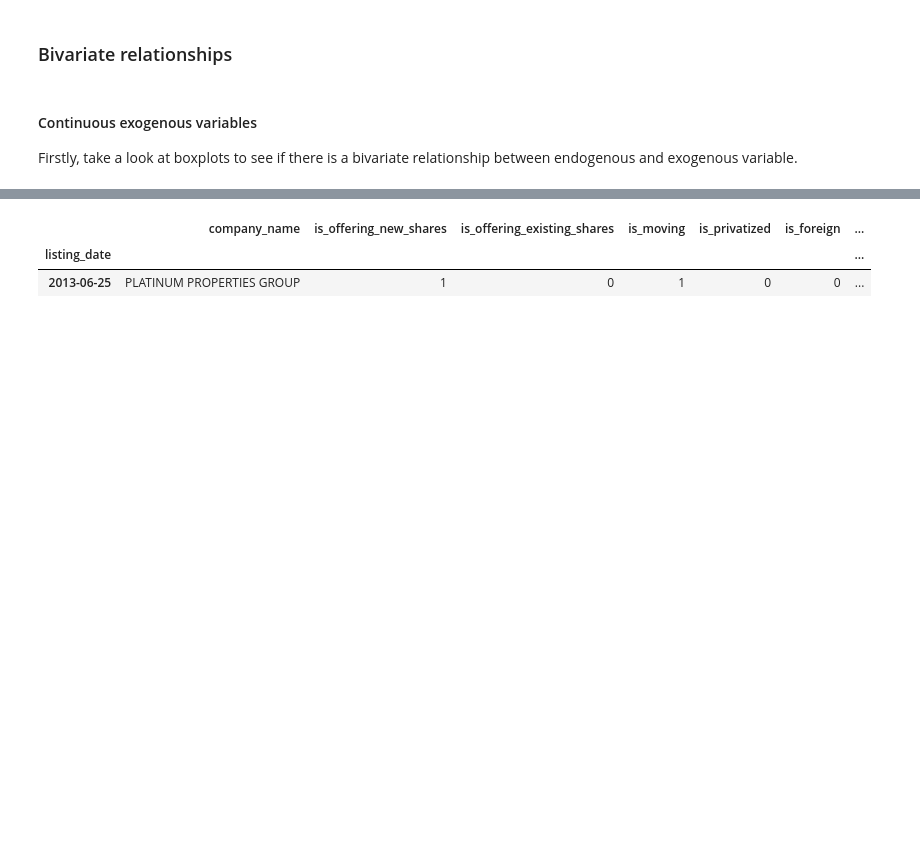
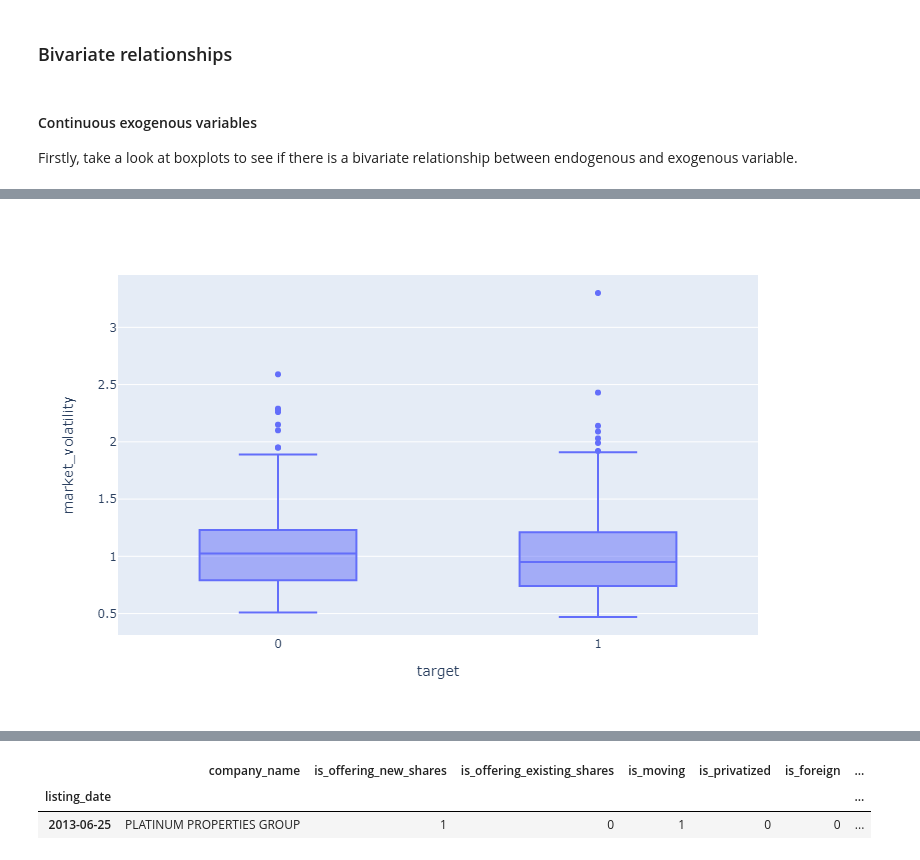
Before and after one commit to OskarBienko/masters_thesis, a Jupyter notebook: code/exploratory_data_analysis.ipynb, the cells around one changed output, grey strips where cells are left out. Saved outputs shown, nothing was run; the diff lists cells and outputs as text; code cells hidden in the pictures; blank space fills up the shorter version.

```diff
--- a/code/exploratory_data_analysis.ipynb
+++ b/code/exploratory_data_analysis.ipynb
@@ -124,3 +130,6 @@ px.box(data_frame=ipo, x='target', y='retail_reduction_rate', width=800, height=
 # %%
-px.box(data_frame=ipo, x='target', y='market_volatility', width=800, height=500)
+fig = px.box(data_frame=ipo, x='target', y='market_volatility', width=800, height=500)
+fig.show(renderer='png')
+# %% [output]
+[figure, added]
 # %%
```
Also changed, not shown: parts of 8 cells of this notebook, 2 other files.
